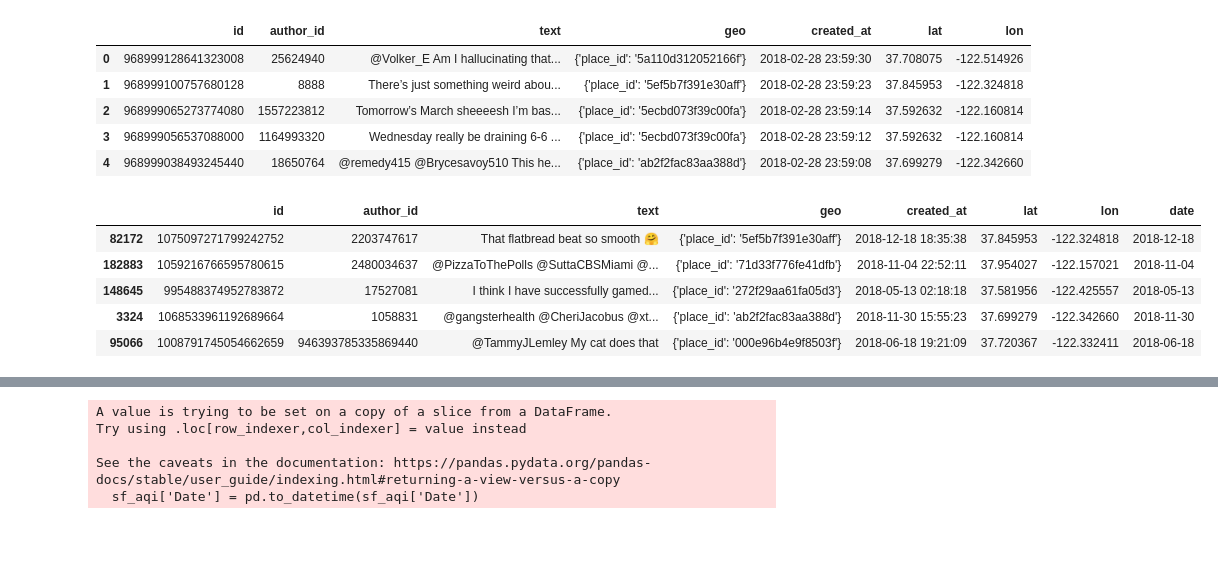
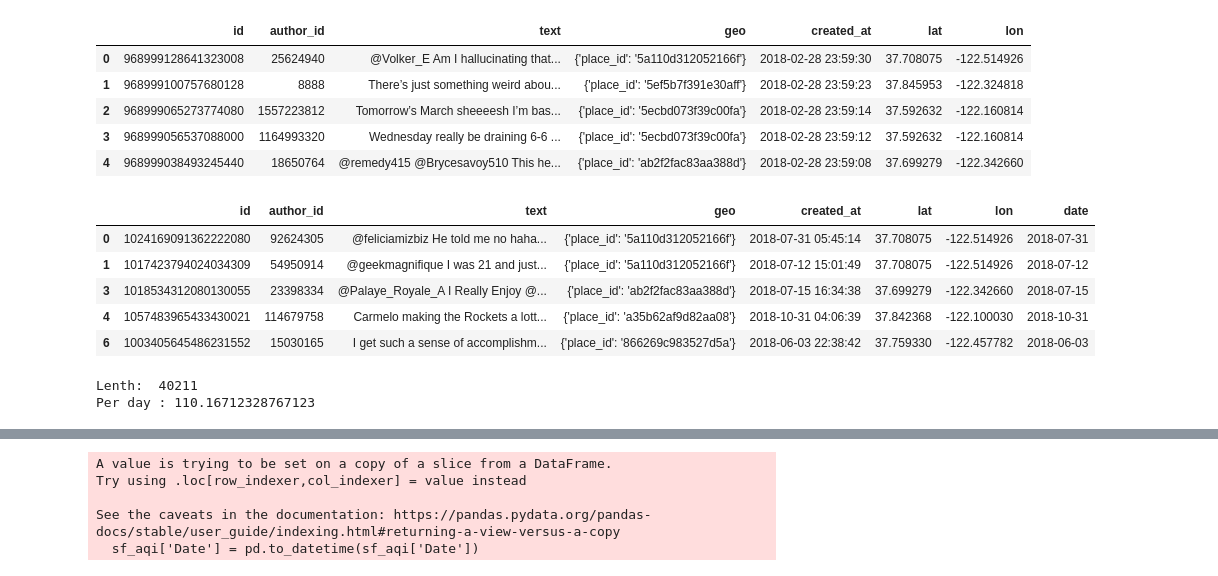
Before and after one commit to zcalhoun/wildfire, a Jupyter notebook: notebooks/san-francisco-v2.ipynb, the cells around one changed output, grey strips where cells are left out. Cells and saved outputs as stored; diff of their text form; code cells hidden in the pictures; blank space fills up the shorter version.

```diff
--- a/notebooks/san-francisco-v2.ipynb
+++ b/notebooks/san-francisco-v2.ipynb
@@ -48,31 +48,34 @@ lon = (-121, -124)
 sf_df_raw = health_df.zoom_in(lat, lon)
 # %%
 # Take a random subsample of the dataframe to reduce the size
-sf_df_raw = sf_df_raw.sample(50000, replace=True)
+sf_df_raw = sf_df_raw.sample(50000, replace=True).reset_index(drop=True)
 
 # Ideally this should be before sampling but this way saves time
 # Could this happen in TwitterDataFrame?
 sf_df_raw['created_at'] = [datetime.strptime(d,'%Y-%m-%d %H:%M:%S') for d in sf_df_raw['created_at']]
 
 # Subset 5/2018-12/2018
 sf_df_raw = sf_df_raw[sf_df_raw['created_at'] > datetime(2018, 4, 30)]
 
 # Change date quantum to day
 sf_df_raw['date'] = sf_df_raw['created_at'].dt.floor('d')
 
 sf_df = TwitterDataFrame(sf_df_raw)
 sf_df.head()
 # %% [output]
 |  | id | author_id | text | geo | created_at | lat | lon | date |
-| 82172 | 1075097271799242752 | 2203747617 | That flatbread beat so smooth 🤗 | {'place_id': '5ef5b7f391e30aff'} | 2018-12-18 18:35:38 | 37.845953 | -122.324818 | 2018-12-18 |
-| 182883 | 1059216766595780615 | 2480034637 | @PizzaToThePolls @SuttaCBSMiami @... | {'place_id': '71d33f776fe41dfb'} | 2018-11-04 22:52:11 | 37.954027 | -122.157021 | 2018-11-04 |
-| 148645 | 995488374952783872 | 17527081 | I think I have successfully gamed... | {'place_id': '272f29aa61fa05d3'} | 2018-05-13 02:18:18 | 37.581956 | -122.425557 | 2018-05-13 |
-| 3324 | 1068533961192689664 | 1058831 | @gangsterhealth @CheriJacobus @xt... | {'place_id': 'ab2f2fac83aa388d'} | 2018-11-30 15:55:23 | 37.699279 | -122.342660 | 2018-11-30 |
-| 95066 | 1008791745054662659 | 946393785335869440 | @TammyJLemley My cat does that | {'place_id': '000e96b4e9f8503f'} | 2018-06-18 19:21:09 | 37.720367 | -122.332411 | 2018-06-18 |
+| 0 | 1024169091362222080 | 92624305 | @feliciamizbiz He told me no haha... | {'place_id': '5a110d312052166f'} | 2018-07-31 05:45:14 | 37.708075 | -122.514926 | 2018-07-31 |
+| 1 | 1017423794024034309 | 54950914 | @geekmagnifique I was 21 and just... | {'place_id': '5a110d312052166f'} | 2018-07-12 15:01:49 | 37.708075 | -122.514926 | 2018-07-12 |
+| 3 | 1018534312080130055 | 23398334 | @Palaye_Royale_A I Really Enjoy @... | {'place_id': 'ab2f2fac83aa388d'} | 2018-07-15 16:34:38 | 37.699279 | -122.342660 | 2018-07-15 |
+| 4 | 1057483965433430021 | 114679758 | Carmelo making the Rockets a lott... | {'place_id': 'a35b62af9d82aa08'} | 2018-10-31 04:06:39 | 37.842368 | -122.100030 | 2018-10-31 |
+| 6 | 1003405645486231552 | 15030165 | I get such a sense of accomplishm... | {'place_id': '866269c983527d5a'} | 2018-06-03 22:38:42 | 37.759330 | -122.457782 | 2018-06-03 |
 # %%
 # What are the basics of this data set?
 print("Lenth: ", len(sf_df))
 print("Per day :", len(sf_df)/365)
+# %% [output]
+Lenth:  40211
+Per day : 110.16712328767123
 # %%
 # Plot num tweets per day by date
 plt.figure(figsize=(8,5))
```
Also changed, not shown: parts of 18 cells of this notebook, 1 other file.
